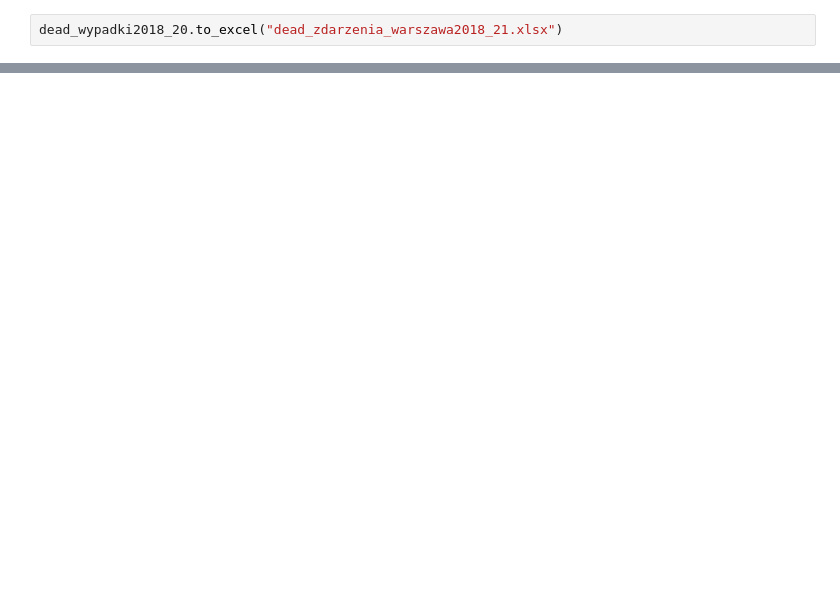
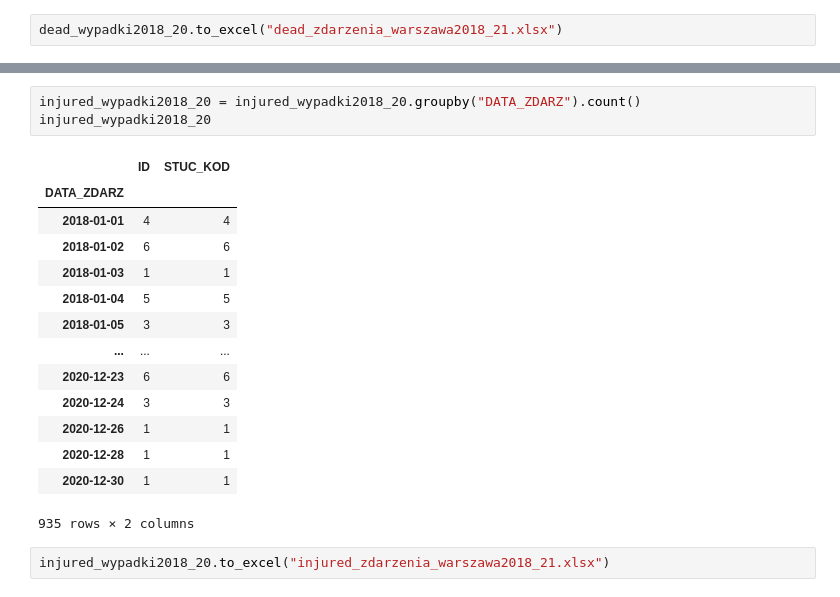
Before and after one commit to ajedrych/bachelor-thesis, a Jupyter notebook: WypadkiDrogowe/plikiCSV/wypadki_warszawa_analiza.ipynb, the cells around one changed output, grey strips where cells are left out. Saved outputs shown, nothing was run; the diff lists cells and outputs as text; blank space fills up the shorter version.

```diff
--- a/WypadkiDrogowe/plikiCSV/wypadki_warszawa_analiza.ipynb
+++ b/WypadkiDrogowe/plikiCSV/wypadki_warszawa_analiza.ipynb
@@ -461,0 +488,20 @@ dead_wypadki2018_20.to_excel("dead_zdarzenia_warszawa2018_21.xlsx")
+# %%
+injured_wypadki2018_20 = injured_wypadki2018_20.groupby("DATA_ZDARZ").count()
+injured_wypadki2018_20
+# %% [output]
+|  | ID | STUC_KOD |
+| DATA_ZDARZ |  |  |
+| 2018-01-01 | 4 | 4 |
+| 2018-01-02 | 6 | 6 |
+| 2018-01-03 | 1 | 1 |
+| 2018-01-04 | 5 | 5 |
+| 2018-01-05 | 3 | 3 |
+| ... | ... | ... |
+| 2020-12-23 | 6 | 6 |
+| 2020-12-24 | 3 | 3 |
+| 2020-12-26 | 1 | 1 |
+| 2020-12-28 | 1 | 1 |
+| 2020-12-30 | 1 | 1 |
+935 rows × 2 columns
+# %%
+injured_wypadki2018_20.to_excel("injured_zdarzenia_warszawa2018_21.xlsx")
```
Also changed, not shown: parts of 7 cells of this notebook.
